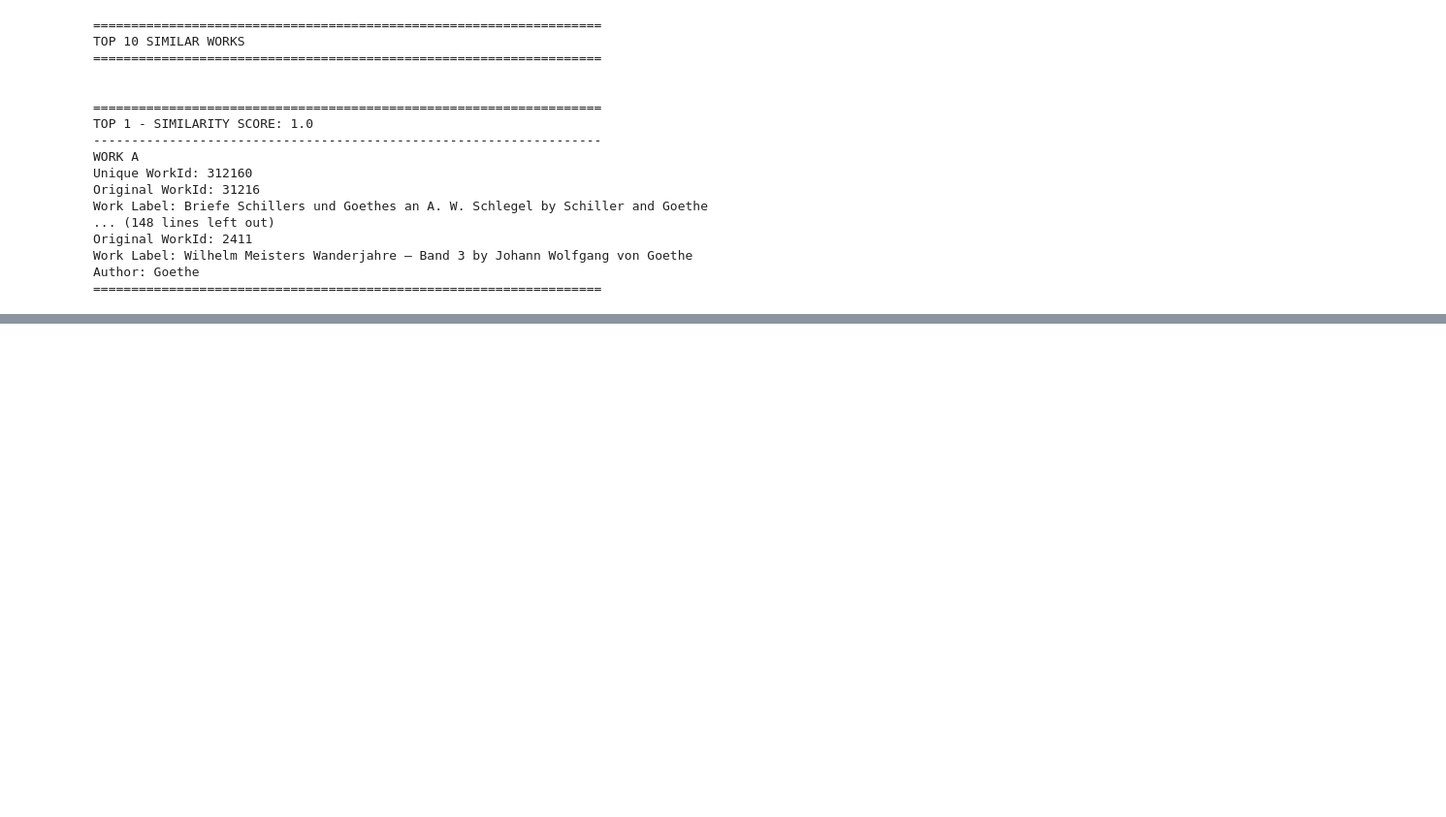
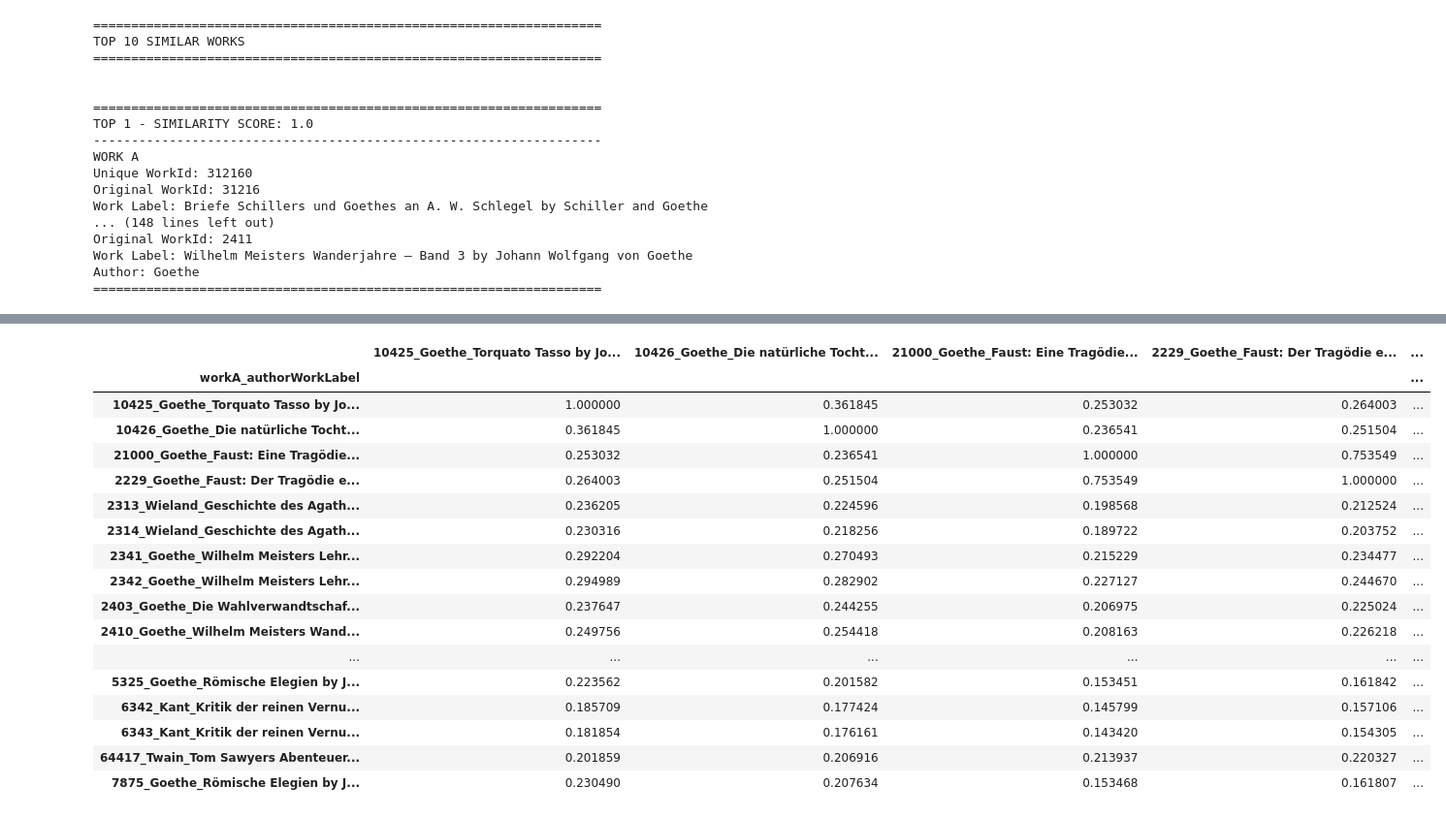
Before and after one commit to klausbprinz/suma-tech-assignment-harvesting-analysis, a Jupyter notebook: notebooks/assignmentSolution.ipynb, the cells around one changed output, grey strips where cells are left out. Shown at 97% size. Saved outputs shown, nothing was run; the diff lists cells and outputs as text; code cells hidden in the pictures; blank space fills up the shorter version.

```diff
--- a/notebooks/assignmentSolution.ipynb
+++ b/notebooks/assignmentSolution.ipynb
@@ -485,0 +570,2 @@ Author: Goethe
+# %%
+top10DF = labeledJaccardDF.head(10)
@@ -485,0 +586,2 @@ Author: Goethe
+# %%
+workIdsForHeatMap = list(set(top10DF["work_A"]) | set(top10DF["work_B"]))
@@ -485,0 +592,6 @@ Author: Goethe
+# %%
+# filter the jaccardDF for rows where both works are in worksForHeatMap
+heatMapDF = labeledJaccardDF[
+    labeledJaccardDF["work_A"].isin(workIdsForHeatMap) &
+    labeledJaccardDF["work_B"].isin(workIdsForHeatMap)
+]
@@ -485,0 +679,23 @@ Author: Goethe
+# %%
+matrix = build_matrix(heatMapDF)
+# %%
+matrix
+# %% [output]
+|  | 10425_Goethe_Torquato Tasso by Jo... | 10426_Goethe_Die natürliche Tocht... | 21000_Goethe_Faust: Eine Tragödie... | 2229_Goethe_Faust: Der Tragödie e... | ... |
+| workA_authorWorkLabel |  |  |  |  | ... |
+| 10425_Goethe_Torquato Tasso by Jo... | 1.000000 | 0.361845 | 0.253032 | 0.264003 | ... |
+| 10426_Goethe_Die natürliche Tocht... | 0.361845 | 1.000000 | 0.236541 | 0.251504 | ... |
+| 21000_Goethe_Faust: Eine Tragödie... | 0.253032 | 0.236541 | 1.000000 | 0.753549 | ... |
+| 2229_Goethe_Faust: Der Tragödie e... | 0.264003 | 0.251504 | 0.753549 | 1.000000 | ... |
+| 2313_Wieland_Geschichte des Agath... | 0.236205 | 0.224596 | 0.198568 | 0.212524 | ... |
+| 2314_Wieland_Geschichte des Agath... | 0.230316 | 0.218256 | 0.189722 | 0.203752 | ... |
+| 2341_Goethe_Wilhelm Meisters Lehr... | 0.292204 | 0.270493 | 0.215229 | 0.234477 | ... |
+| 2342_Goethe_Wilhelm Meisters Lehr... | 0.294989 | 0.282902 | 0.227127 | 0.244670 | ... |
+| 2403_Goethe_Die Wahlverwandtschaf... | 0.237647 | 0.244255 | 0.206975 | 0.225024 | ... |
+| 2410_Goethe_Wilhelm Meisters Wand... | 0.249756 | 0.254418 | 0.208163 | 0.226218 | ... |
+| ... | ... | ... | ... | ... | ... |
+| 5325_Goethe_Römische Elegien by J... | 0.223562 | 0.201582 | 0.153451 | 0.161842 | ... |
+| 6342_Kant_Kritik der reinen Vernu... | 0.185709 | 0.177424 | 0.145799 | 0.157106 | ... |
+| 6343_Kant_Kritik der reinen Vernu... | 0.181854 | 0.176161 | 0.143420 | 0.154305 | ... |
+| 64417_Twain_Tom Sawyers Abenteuer... | 0.201859 | 0.206916 | 0.213937 | 0.220327 | ... |
+| 7875_Goethe_Römische Elegien by J... | 0.230490 | 0.207634 | 0.153468 | 0.161807 | ... |
```
Also changed, not shown: parts of 34 cells of this notebook, 2 other files.
